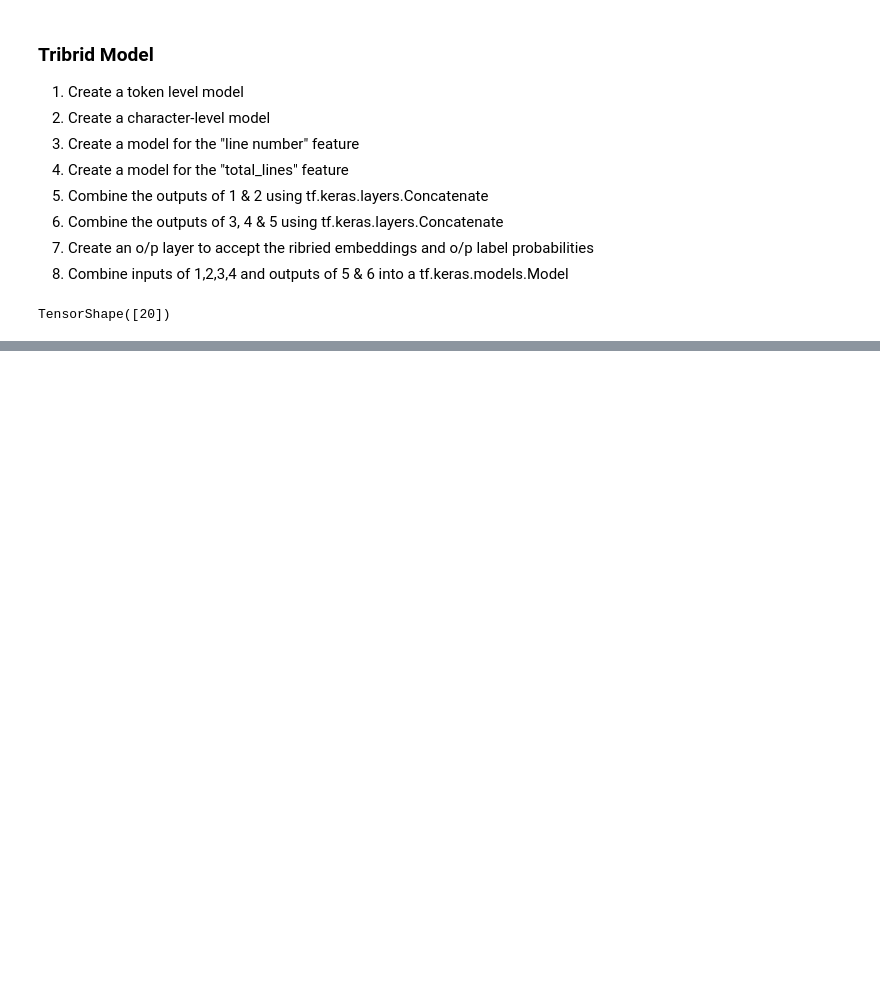
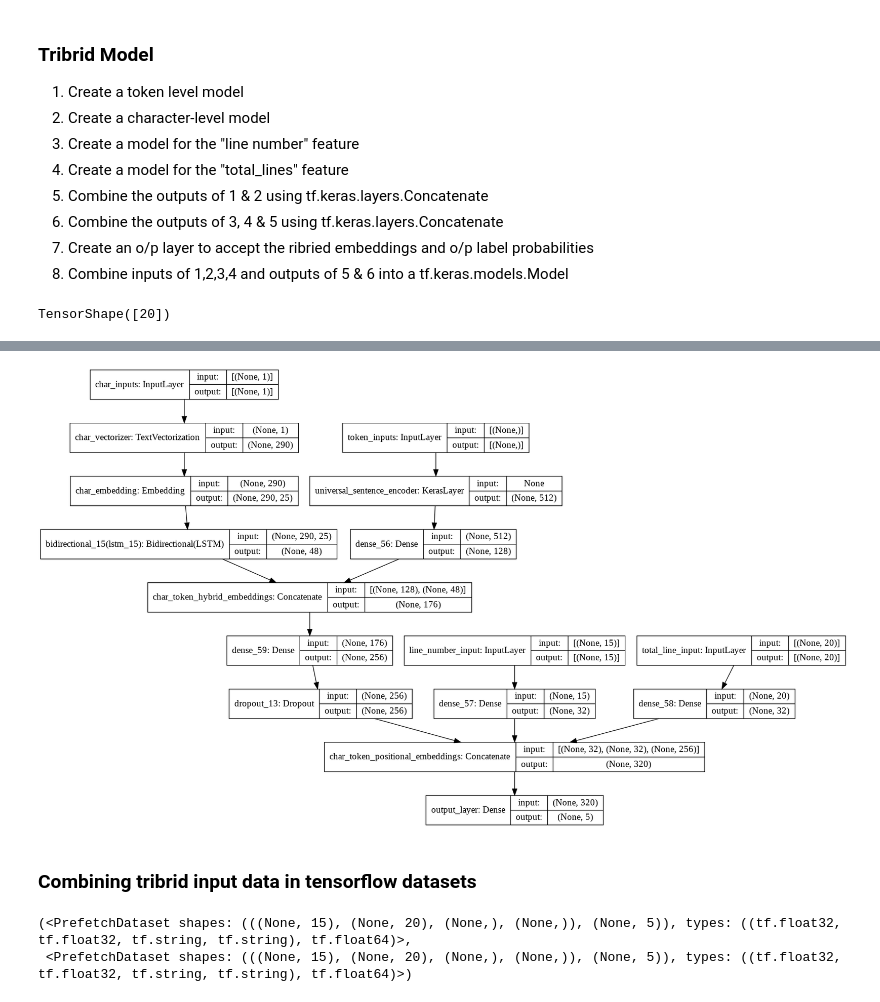
Before and after one commit to kaushikabhishek87/Tensorflow_projects, a Jupyter notebook: 09_NLP_tensorflow_skimlit.ipynb, the cells around one changed output, grey strips where cells are left out. Drawn from its saved outputs; the diff is of its cells as text; code cells hidden in the pictures; blank space fills up the shorter version.

```diff
--- a/09_NLP_tensorflow_skimlit.ipynb
+++ b/09_NLP_tensorflow_skimlit.ipynb
@@ -1067,4 +1067,5 @@ model_5 = tf.keras.models.Model(inputs=[line_number_model.input,
                                         total_lines_model.input,
                                         token_model.input,
                                         char_model.input],
-                                outputs=output_layer)
+                                outputs=output_layer,
+                                name="tribrid_embeddings")
@@ -1070,0 +1092,4 @@ model_5 = tf.keras.models.Model(inputs=[line_number_model.input,
+# %%
+plot_model(model_5, show_shapes=True)
+# %% [output]
+[figure, added]
@@ -1070,0 +1103,2 @@ model_5 = tf.keras.models.Model(inputs=[line_number_model.input,
+# %% [markdown]
+### Combining tribrid input data in tensorflow datasets
@@ -1070,0 +1122,5 @@ model_5 = tf.keras.models.Model(inputs=[line_number_model.input,
+# %%
+train_char_token_pos_dataset , val_char_token_pos_dataset
+# %% [output]
+(<PrefetchDataset shapes: (((None, 15), (None, 20), (None,), (None,)), (None, 5)), types: ((tf.float32, tf.float32, tf.string, tf.string), tf.float64)>,
+ <PrefetchDataset shapes: (((None, 15), (None, 20), (None,), (None,)), (None, 5)), types: ((tf.float32, tf.float32, tf.string, tf.string), tf.float64)>)
```
Also changed, not shown: parts of 15 cells of this notebook.
